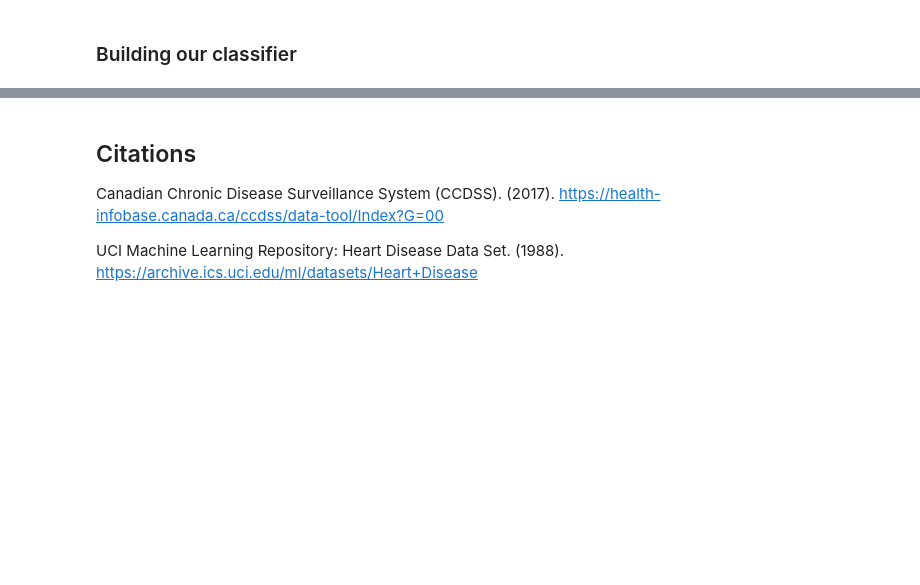
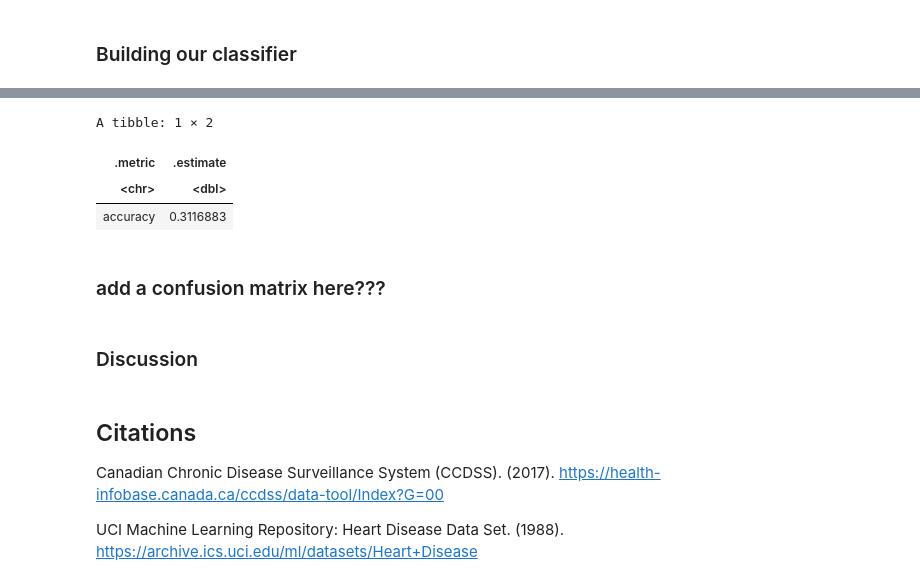
Before and after one commit to drkchu/chest-pain-classification, a Jupyter notebook: heart_disease.ipynb, the cells around one changed output, grey strips where cells are left out. Saved outputs shown, nothing was run; the diff lists cells and outputs as text; code cells hidden in the pictures; blank space fills up the shorter version.

```diff
--- a/heart_disease.ipynb
+++ b/heart_disease.ipynb
@@ -351,3 +330,32 @@ cross_val_plot
+# %%
+set.seed(1)
+knn_best_spec <- nearest_neighbor(weight_func = "rectangular", neighbors = 63) %>%
+    set_engine("kknn") %>%
+    set_mode("classification")
+
+heart_disease_fit <- workflow() %>%
+  add_recipe(heart_disease_recipe) %>%
+  add_model(knn_best_spec) %>%
+  fit(data = heart_disease_train)
+
+heart_disease_predictions <- predict(heart_disease_fit, heart_disease_test) |>
+    bind_cols(heart_disease_test)
+
+heart_disease_accuracy <- heart_disease_predictions %>%
+    metrics(truth = cp, estimate = .pred_class) %>%
+    select(.metric, .estimate) %>%
+    head(1)
+# %%
+heart_disease_accuracy
+# %% [output]
+A tibble: 1 × 2
+| .metric | .estimate |
+| <chr> | <dbl> |
+| accuracy | 0.3116883 |
+# %% [markdown]
+### add a confusion matrix here???
+# %% [markdown]
+### Discussion
 # %% [markdown]
 ## Citations
 
```
Also changed, not shown: parts of 24 cells of this notebook.
